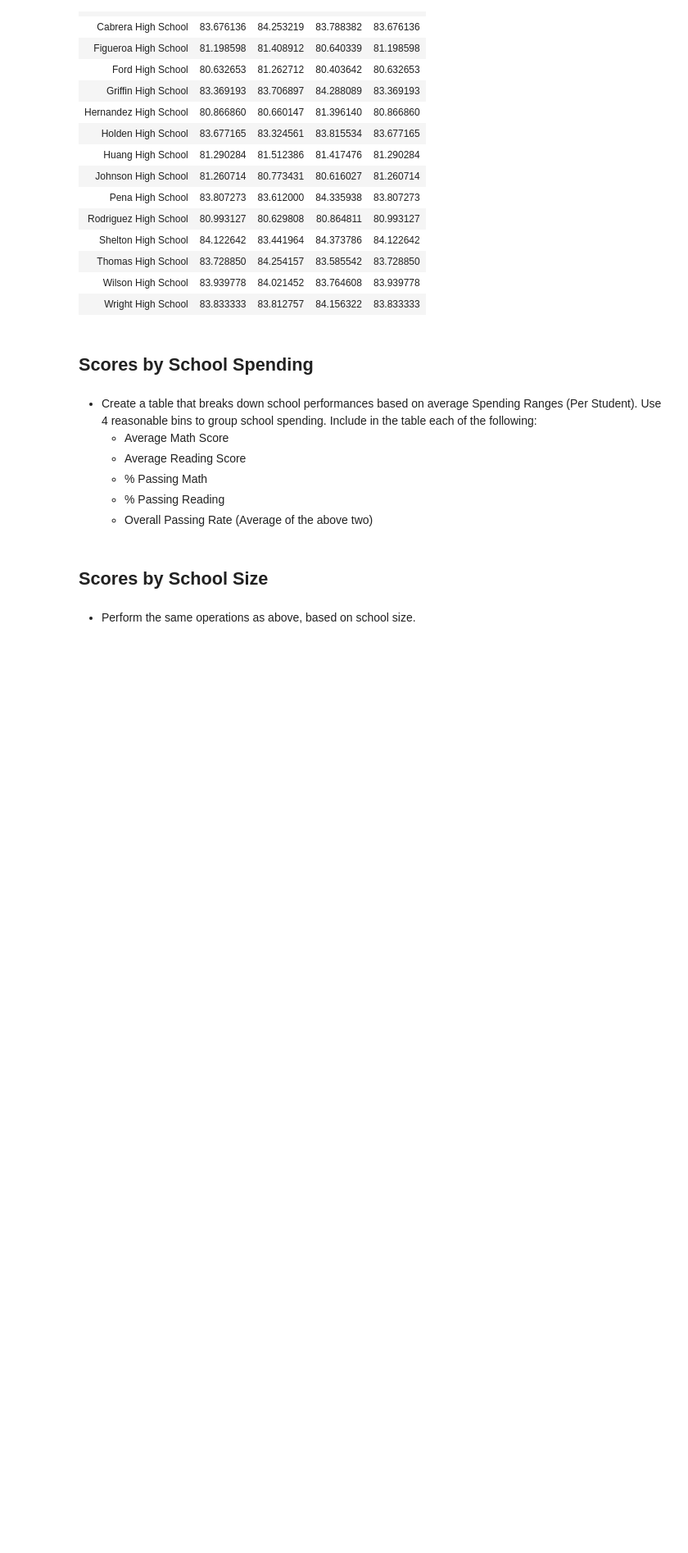
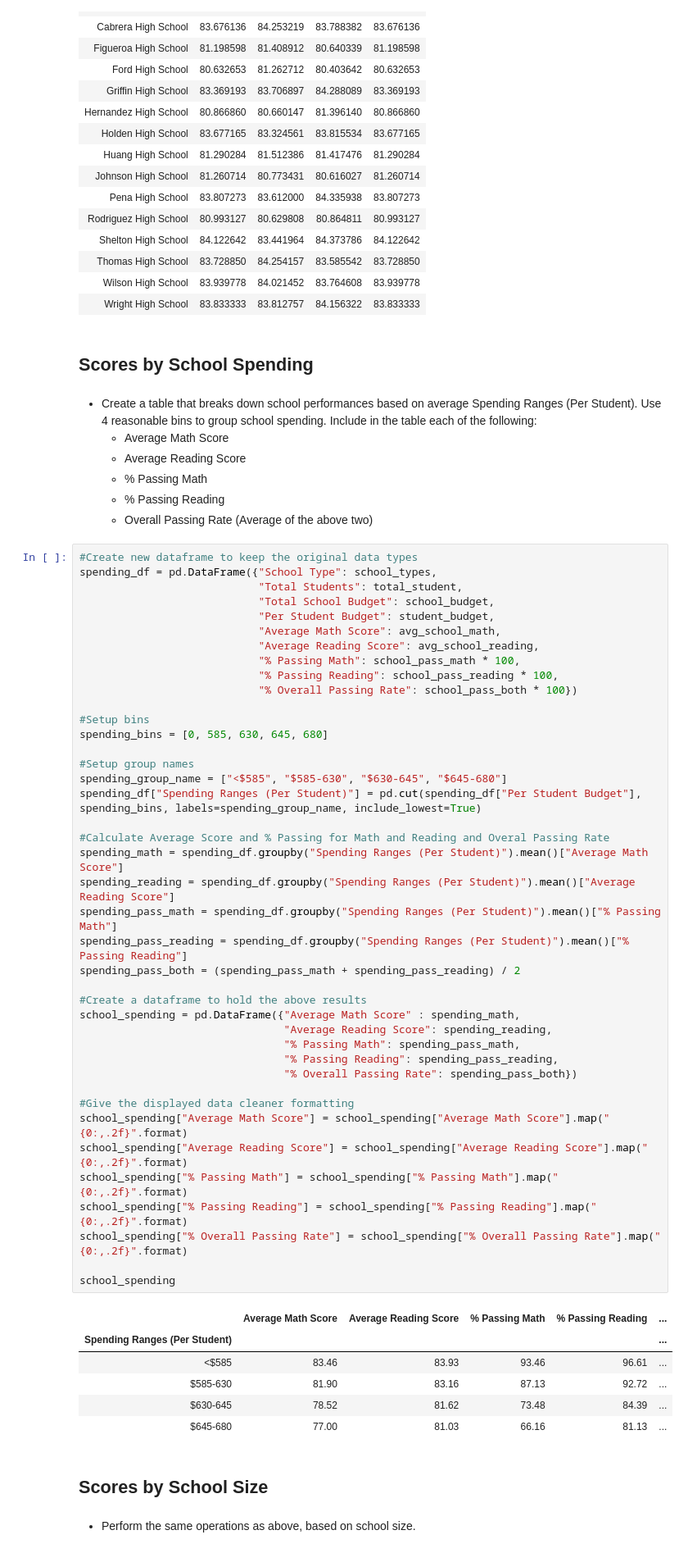
Before and after one commit to tnguyen0306/pandas-PyCitySchools, a Jupyter notebook: PyCitySchools_starter.ipynb, the cells around one changed output. Shown at 82% size. Cells and saved outputs as stored; diff of their text form; blank space fills up the shorter version.

```diff
--- a/PyCitySchools_starter.ipynb
+++ b/PyCitySchools_starter.ipynb
@@ -313,6 +311,54 @@ grade_reading_df
   * % Passing Math
   * % Passing Reading
   * Overall Passing Rate (Average of the above two)
+# %%
+#Create new dataframe to keep the original data types
+spending_df = pd.DataFrame({"School Type": school_types,
+                            "Total Students": total_student,
+                            "Total School Budget": school_budget,
+                            "Per Student Budget": student_budget,
+                            "Average Math Score": avg_school_math,
+                            "Average Reading Score": avg_school_reading,
+                            "% Passing Math": school_pass_math * 100,
+                            "% Passing Reading": school_pass_reading * 100,
+                            "% Overall Passing Rate": school_pass_both * 100})
+
+#Setup bins
+spending_bins = [0, 585, 630, 645, 680]
+
+#Setup group names
+spending_group_name = ["<$585", "$585-630", "$630-645", "$645-680"]
+spending_df["Spending Ranges (Per Student)"] = pd.cut(spending_df["Per Student Budget"], spending_bins, labels=spending_group_name, include_lowest=True)
+
+#Calculate Average Score and % Passing for Math and Reading and Overal Passing Rate
+spending_math = spending_df.groupby("Spending Ranges (Per Student)").mean()["Average Math Score"]
+spending_reading = spending_df.groupby("Spending Ranges (Per Student)").mean()["Average Reading Score"]
+spending_pass_math = spending_df.groupby("Spending Ranges (Per Student)").mean()["% Passing Math"]
+spending_pass_reading = spending_df.groupby("Spending Ranges (Per Student)").mean()["% Passing Reading"]
+spending_pass_both = (spending_pass_math + spending_pass_reading) / 2
+
+#Create a dataframe to hold the above results
+school_spending = pd.DataFrame({"Average Math Score" : spending_math,
+                                "Average Reading Score": spending_reading,
+                                "% Passing Math": spending_pass_math,
+                                "% Passing Reading": spending_pass_reading,
+                                "% Overall Passing Rate": spending_pass_both})
+
+#Give the displayed data cleaner formatting
+school_spending["Average Math Score"] = school_spending["Average Math Score"].map("{0:,.2f}".format)
+school_spending["Average Reading Score"] = school_spending["Average Reading Score"].map("{0:,.2f}".format)
+school_spending["% Passing Math"] = school_spending["% Passing Math"].map("{0:,.2f}".format)
+school_spending["% Passing Reading"] = school_spending["% Passing Reading"].map("{0:,.2f}".format)
+school_spending["% Overall Passing Rate"] = school_spending["% Overall Passing Rate"].map("{0:,.2f}".format)
+
+school_spending
+# %% [output]
+|  | Average Math Score | Average Reading Score | % Passing Math | % Passing Reading | ... |
+| Spending Ranges (Per Student) |  |  |  |  | ... |
+| <$585 | 83.46 | 83.93 | 93.46 | 96.61 | ... |
+| $585-630 | 81.90 | 83.16 | 87.13 | 92.72 | ... |
+| $630-645 | 78.52 | 81.62 | 73.48 | 84.39 | ... |
+| $645-680 | 77.00 | 81.03 | 66.16 | 81.13 | ... |
 # %% [markdown]
 ## Scores by School Size
 # %% [markdown]
```
Also changed, not shown: parts of 5 cells of this notebook.
